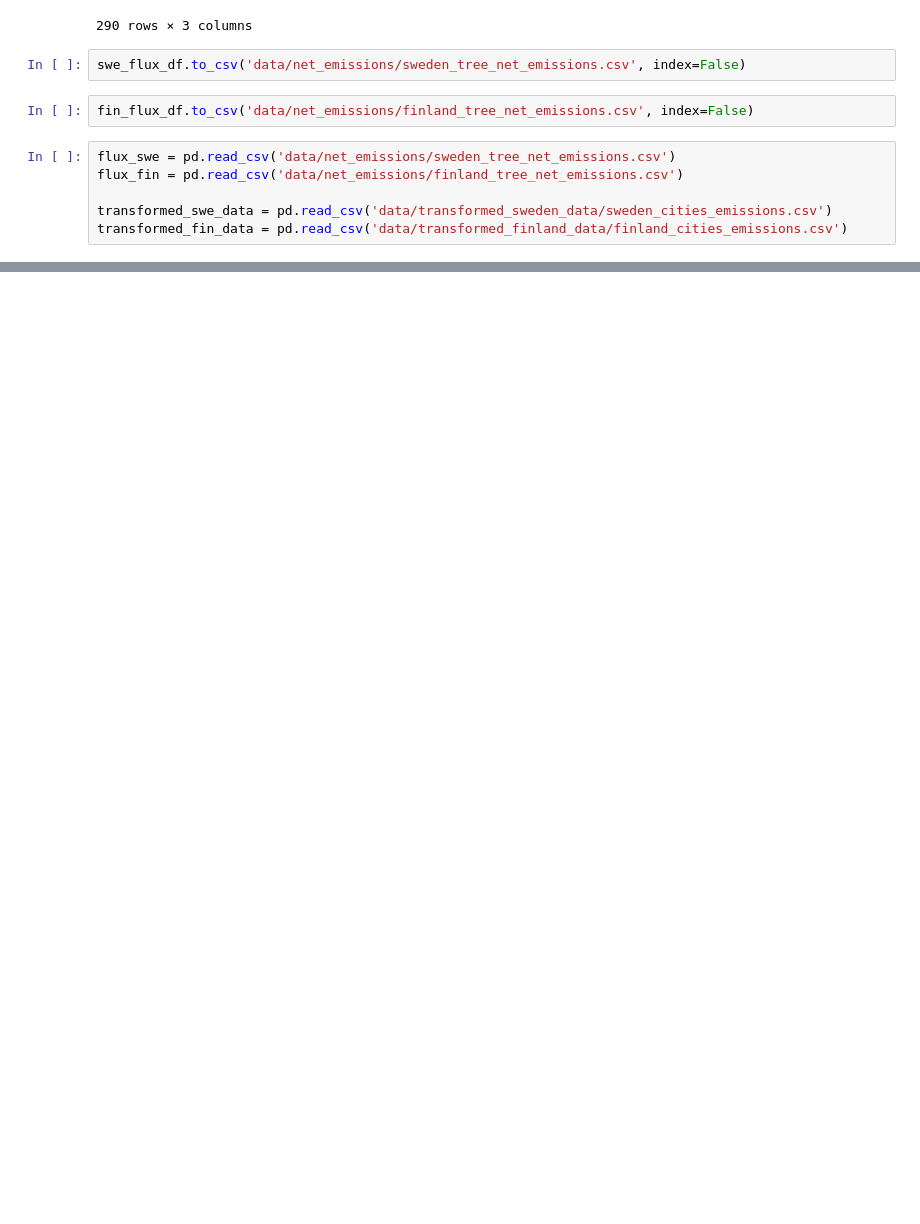
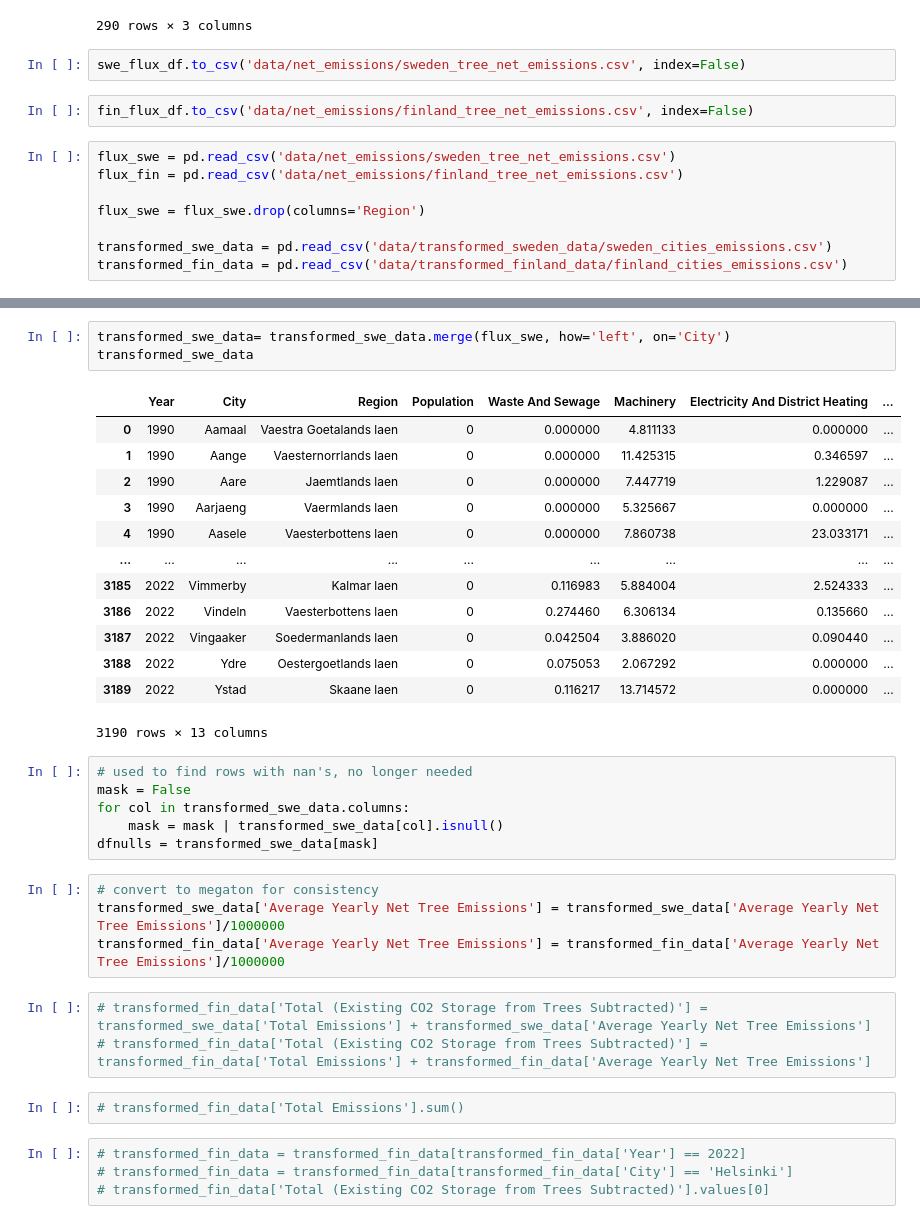
Before and after one commit to paleru/Cityplanner_Tool, a Jupyter notebook: transform_flux_emissions.ipynb, the cells around one changed output, grey strips where cells are left out. Cells and saved outputs as stored; diff of their text form; blank space fills up the shorter version.

```diff
--- a/transform_flux_emissions.ipynb
+++ b/transform_flux_emissions.ipynb
@@ -218,5 +212,7 @@ fin_flux_df.to_csv('data/net_emissions/finland_tree_net_emissions.csv', index=Fa
 flux_swe = pd.read_csv('data/net_emissions/sweden_tree_net_emissions.csv')
 flux_fin = pd.read_csv('data/net_emissions/finland_tree_net_emissions.csv')
 
+flux_swe = flux_swe.drop(columns='Region')
+
 transformed_swe_data = pd.read_csv('data/transformed_sweden_data/sweden_cities_emissions.csv')
 transformed_fin_data = pd.read_csv('data/transformed_finland_data/finland_cities_emissions.csv')
@@ -238,0 +236,36 @@ transformed_fin_data = pd.read_csv('data/transformed_finland_data/finland_cities
+# %%
+transformed_swe_data= transformed_swe_data.merge(flux_swe, how='left', on='City')
+transformed_swe_data
+# %% [output]
+|  | Year | City | Region | Population | Waste And Sewage | Machinery | Electricity And District Heating | ... |
+| 0 | 1990 | Aamaal | Vaestra Goetalands laen | 0 | 0.000000 | 4.811133 | 0.000000 | ... |
+| 1 | 1990 | Aange | Vaesternorrlands laen | 0 | 0.000000 | 11.425315 | 0.346597 | ... |
+| 2 | 1990 | Aare | Jaemtlands laen | 0 | 0.000000 | 7.447719 | 1.229087 | ... |
+| 3 | 1990 | Aarjaeng | Vaermlands laen | 0 | 0.000000 | 5.325667 | 0.000000 | ... |
+| 4 | 1990 | Aasele | Vaesterbottens laen | 0 | 0.000000 | 7.860738 | 23.033171 | ... |
+| ... | ... | ... | ... | ... | ... | ... | ... | ... |
+| 3185 | 2022 | Vimmerby | Kalmar laen | 0 | 0.116983 | 5.884004 | 2.524333 | ... |
+| 3186 | 2022 | Vindeln | Vaesterbottens laen | 0 | 0.274460 | 6.306134 | 0.135660 | ... |
+| 3187 | 2022 | Vingaaker | Soedermanlands laen | 0 | 0.042504 | 3.886020 | 0.090440 | ... |
+| 3188 | 2022 | Ydre | Oestergoetlands laen | 0 | 0.075053 | 2.067292 | 0.000000 | ... |
+| 3189 | 2022 | Ystad | Skaane laen | 0 | 0.116217 | 13.714572 | 0.000000 | ... |
+3190 rows × 13 columns
+# %%
+# used to find rows with nan's, no longer needed
+mask = False
+for col in transformed_swe_data.columns:
+    mask = mask | transformed_swe_data[col].isnull()
+dfnulls = transformed_swe_data[mask]
+# %%
+# convert to megaton for consistency
+transformed_swe_data['Average Yearly Net Tree Emissions'] = transformed_swe_data['Average Yearly Net Tree Emissions']/1000000
+transformed_fin_data['Average Yearly Net Tree Emissions'] = transformed_fin_data['Average Yearly Net Tree Emissions']/1000000
+# %%
+# transformed_fin_data['Total (Existing CO2 Storage from Trees Subtracted)'] = transformed_swe_data['Total Emissions'] + transformed_swe_data['Average Yearly Net Tree Emissions']
+# transformed_fin_data['Total (Existing CO2 Storage from Trees Subtracted)'] = transformed_fin_data['Total Emissions'] + transformed_fin_data['Average Yearly Net Tree Emissions']
+# %%
+# transformed_fin_data['Total Emissions'].sum()
+# %%
+# transformed_fin_data = transformed_fin_data[transformed_fin_data['Year'] == 2022]
+# transformed_fin_data = transformed_fin_data[transformed_fin_data['City'] == 'Helsinki']
+# transformed_fin_data['Total (Existing CO2 Storage from Trees Subtracted)'].values[0]
```
Also changed, not shown: parts of 6 cells of this notebook, 7 other files.
